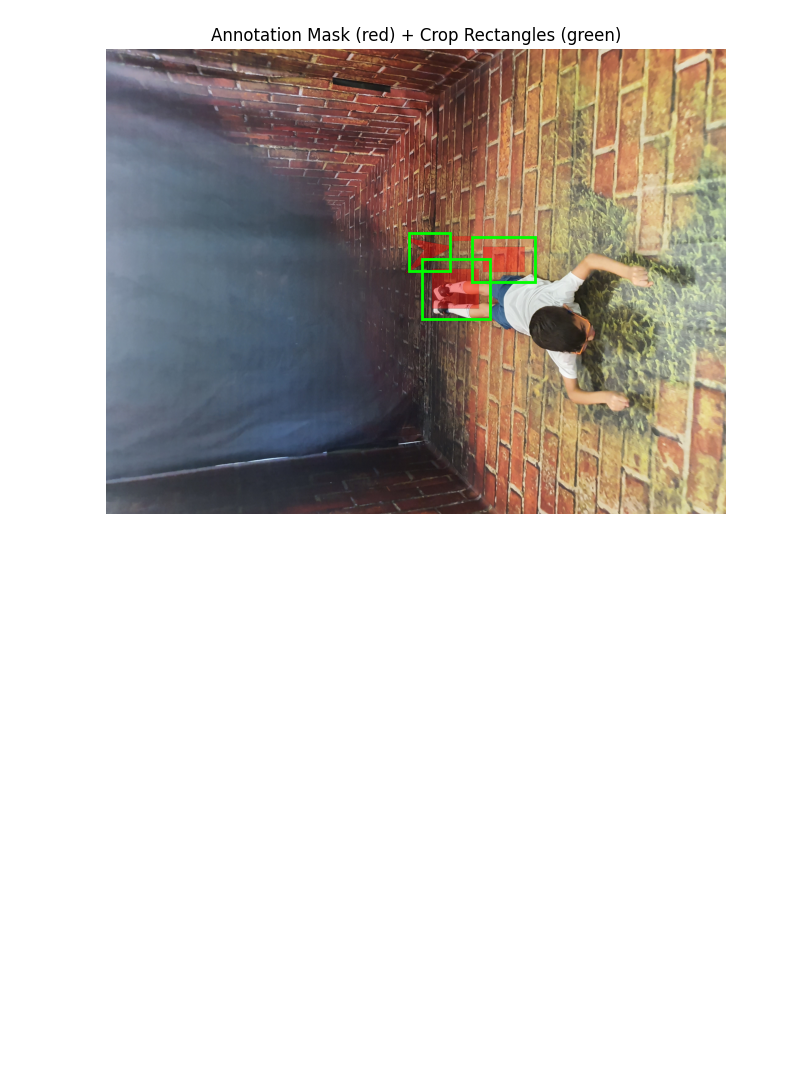
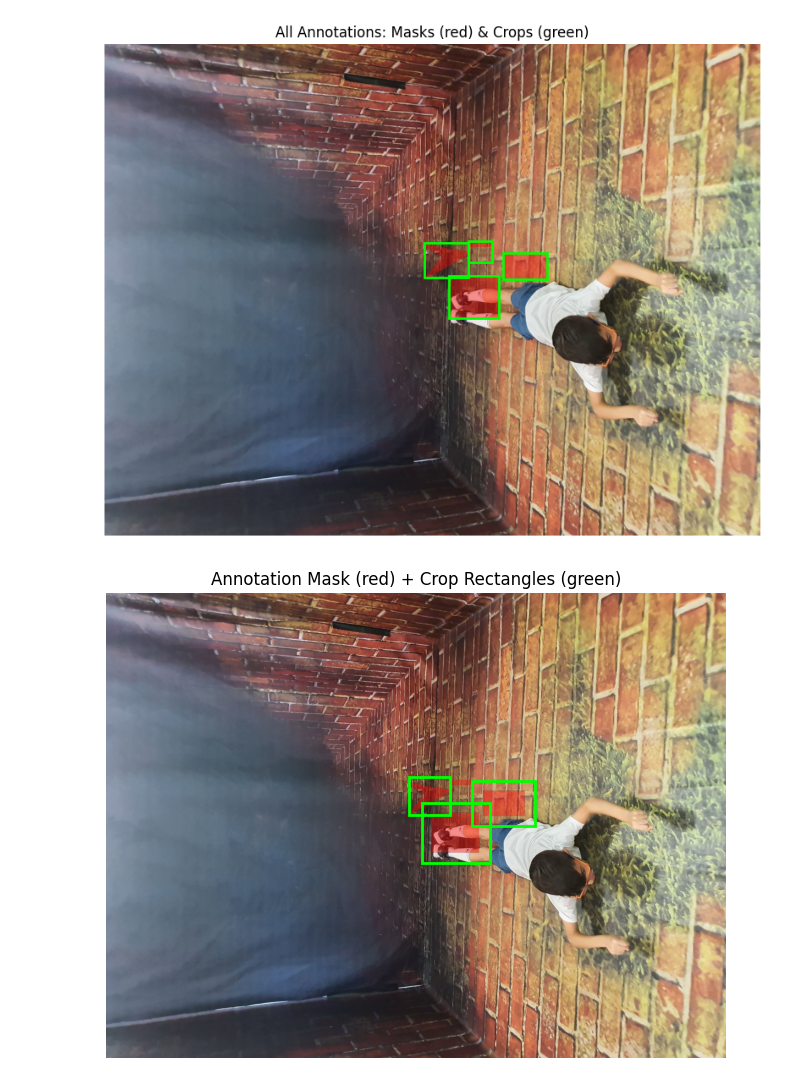
Before and after one commit to sfaroy/artifacts-annotator, a Jupyter notebook: Notebooks/nb_test_safe_mask_generator.ipynb, the cells around one changed output. Saved outputs shown, nothing was run; the diff lists cells and outputs as text; code cells hidden in the pictures; blank space fills up the shorter version.

Commit message:
crop generator - WIP

```diff
--- a/Notebooks/nb_test_safe_mask_generator.ipynb
+++ b/Notebooks/nb_test_safe_mask_generator.ipynb
@@ -16,21 +17,43 @@ from artifacts_annotator.generators.crop_generator import generate_crop_rectangl
 image_path = Path(r"d:\Roee\Code\AnnotationApp\examples\20230717_172940.jpg")
 json_path  = Path(r"d:\Roee\Code\AnnotationApp\examples\20230717_172940.json")
 # %%
-#  Cell 2: load image & annotations, rasterize to mask
 with open(json_path, 'r') as f:
     annotations = json.load(f)
 
 img = Image.open(image_path).convert('RGB')
-w, h = img.size
-
-# sub-stage 1
-mask = annotation_to_mask((w, h), annotations)
+img_np = np.array(img)
 # %%
-#  Cell 3: compute safe_map and derive crop boxes
-#≥50% coverage windows of size 128×128
-crop_boxes = generate_crop_rectangles(mask,
-                                                window_size=(128,128),
-                                                min_fraction=0.5)
+# %% Cell 3: Visualize all annotations on one image
+fig, ax = plt.subplots(figsize=(10, 10))
+
+# draw the full image and fix the axes to its size
+ax.imshow(img_np)
+H, W = img_np.shape[:2]
+ax.set_xlim(0, W)
+ax.set_ylim(H, 0)             # flip y-axis so origin is top-left
+ax.axis('off')
+
+# now overlay each annotation
+for ann in annotations:
+    local_mask, (x0, y0) = annotation_to_local_mask(ann)
+    h, w = local_mask.shape
+
+    # red mask overlay
+    overlay = np.zeros((h, w, 4))
+    overlay[local_mask] = (1, 0, 0, 0.4)
+    ax.imshow(overlay, extent=(x0, x0+w, y0+h, y0), origin='upper')
+
+    # green crop boxes
+    for l, t, r, b in generate_crop_rectangles_local(local_mask):
+        rect = patches.Rectangle((x0 + l, y0 + t),
+                                 r - l, b - t,
+                                 edgecolor='lime', fill=False, linewidth=2)
+        ax.add_patch(rect)
+
+ax.set_title("All Annotations: Masks (red) & Crops (green)")
+plt.show()
+# %% [output]
+[figure, added]
 # %%
 # Cell 4: visualize mask & crop rectangles overlayed
 fig, ax = plt.subplots(figsize=(8,8))
```
Also changed, not shown: parts of 1 cell of this notebook, 2 other files.
